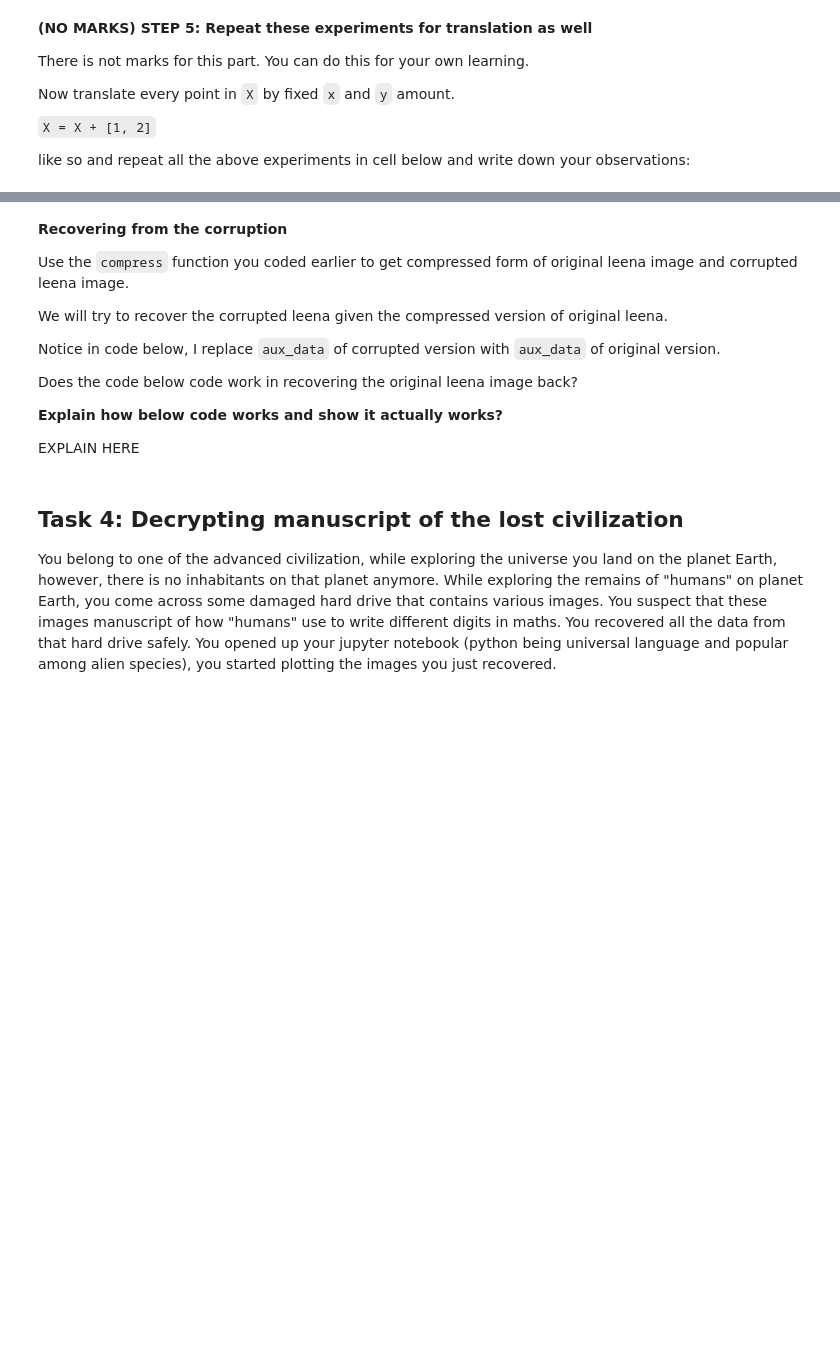
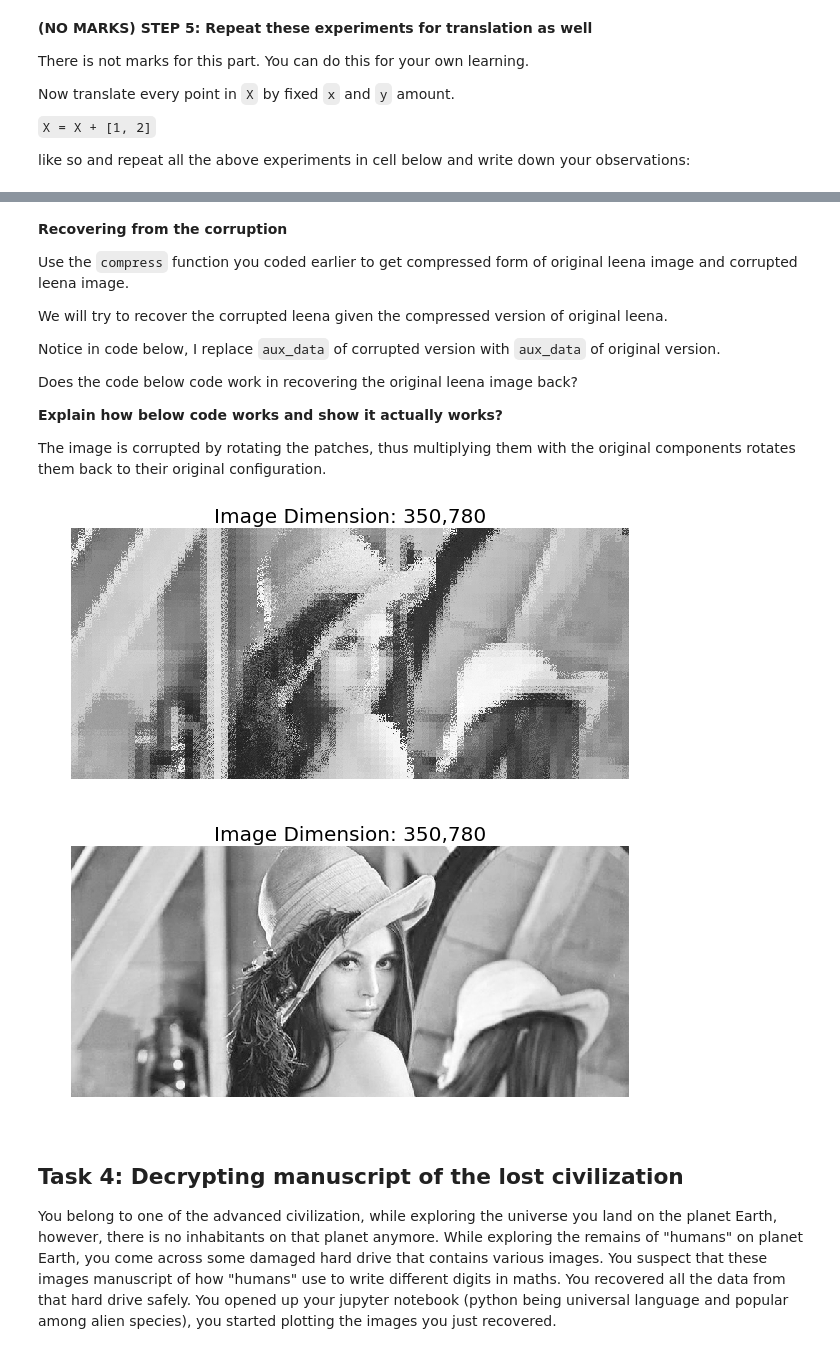
Before and after one commit to arumoy-shome/SYDE-522, a Jupyter notebook: Tutorials/Assignments/Assignment 2/20460621_shome.ipynb, the cells around one changed output, grey strips where cells are left out. Drawn from its saved outputs; the diff is of its cells as text; code cells hidden in the pictures; blank space fills up the shorter version.

```diff
--- a/Tutorials/Assignments/Assignment 2/20460621_shome.ipynb
+++ b/Tutorials/Assignments/Assignment 2/20460621_shome.ipynb
@@ -531,20 +569,23 @@ Does the code below code work in recovering the original leena image back?
 
 **Explain how below code works and show it actually works?**
 
-EXPLAIN HERE
+The image is corrupted by rotating the patches, thus multiplying them with the original components rotates them back to their original configuration.
 # %%
 # This assuming your compress function returns dictionary which contains `aux_data`
 # if you coded your compress in diferent way then change code below appropriately
 # basically u need to replace auxiliary data of corrupted with original while keeping compressed (transformed) data same
 d = compress(image, n_components=50)
-d1 = compress(cimage1, n_components=50)
+d1 = compress(cimage, n_components=50)
 
 plt.figure(figsize=(10, 10))
 show_image(decompress(d1))
 
 d1['aux_data'] = d['aux_data']
 plt.figure(figsize=(10, 10))
 show_image(decompress(d1))
+# %% [output]
+[figure, added]
+[figure, added]
 # %% [markdown]
 ## Task 4: Decrypting manuscript of the lost civilization
 
```
Also changed, not shown: parts of 24 cells of this notebook, 5 other files.
